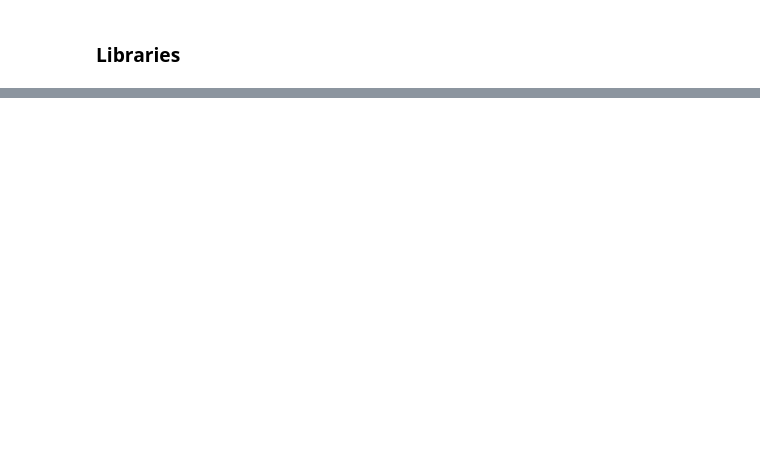
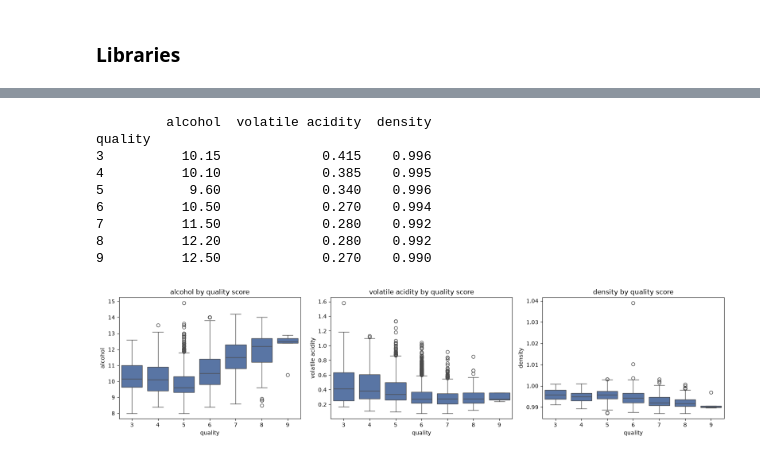
Before and after one commit to Jonathansl17/jarvis, a Jupyter notebook: wine_quality_classification/wine_quality_classification.ipynb, the cells around one changed output, grey strips where cells are left out. Drawn from its saved outputs; the diff is of its cells as text; code cells hidden in the pictures; blank space fills up the shorter version.

```diff
--- a/wine_quality_classification/wine_quality_classification.ipynb
+++ b/wine_quality_classification/wine_quality_classification.ipynb
@@ -114,0 +96,4 @@ To be developed.
+# %%
+wine = wine.drop_duplicates().reset_index(drop=True)
+print("Wines after removing duplicates:", len(wine))
+wine.describe().round(3)
@@ -114,0 +152,13 @@ To be developed.
+# %%
+# Fill the few missing values with the median of each column and encode the colour
+FILL_VALUES = {}
+for column in wine.columns:
+    if wine[column].isna().any():
+        FILL_VALUES[column] = float(wine[column].median())
+        wine[column] = wine[column].fillna(FILL_VALUES[column])
+print("Fill values used:", FILL_VALUES)
+
+wine['type'] = (wine['type'] == 'white').astype(int)
+FEATURES = [c for c in wine.columns if c != 'quality']
+TARGET = 'quality'
+print("Missing values left:", int(wine.isna().sum().sum()))
@@ -114,0 +202,21 @@ To be developed.
+# %%
+# The median of the three strongest measurements at each score
+print(wine.groupby(TARGET)[['alcohol', 'volatile acidity', 'density']].median().round(3))
+
+fig, axes = plt.subplots(1, 3, figsize=(16, 4))
+for ax, column in zip(axes, ['alcohol', 'volatile acidity', 'density']):
+    sns.boxplot(data=wine, x=TARGET, y=column, ax=ax, color='#4c72b0')
+    ax.set_title(column + ' by quality score')
+plt.tight_layout()
+plt.show()
+# %% [output]
+         alcohol  volatile acidity  density
+quality
+3          10.15             0.415    0.996
+4          10.10             0.385    0.995
+5           9.60             0.340    0.996
+6          10.50             0.270    0.994
+7          11.50             0.280    0.992
+8          12.20             0.280    0.992
+9          12.50             0.270    0.990
+[figure, added]
```
Also changed, not shown: parts of 55 cells of this notebook, 1 other file.
